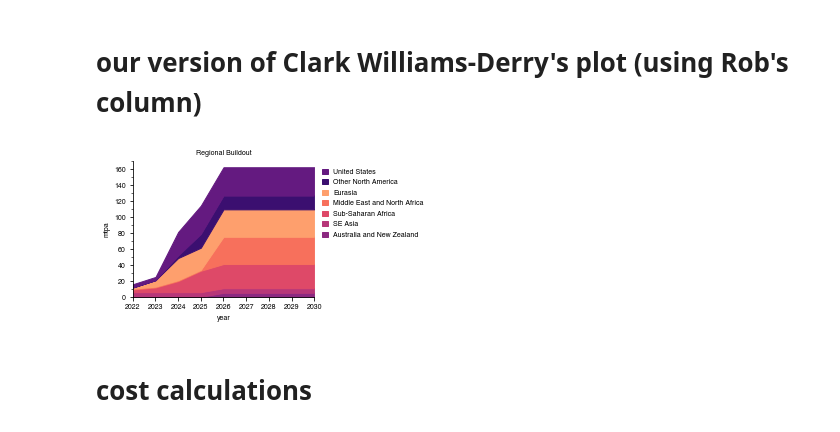
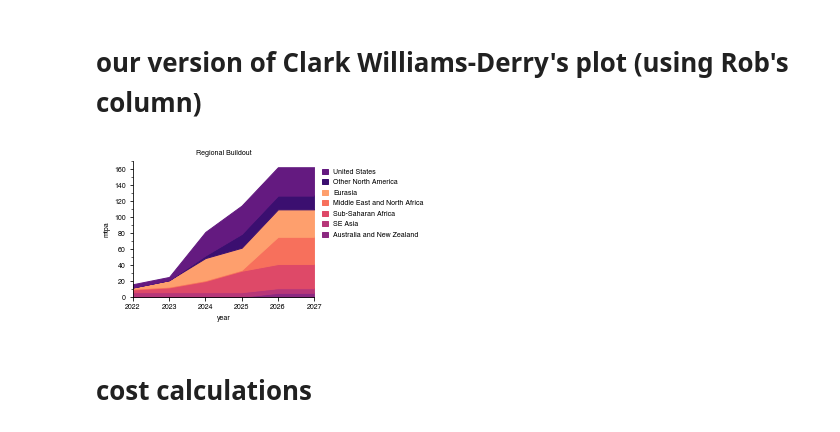
Before and after one commit to GlobalEnergyMonitor/GOIT-GGIT-research, a Jupyter notebook: lng-terminals-report-2022/notebooks/ggit-terminals-2022-report-research.ipynb, the cells around one changed output. Drawn from its saved outputs; the diff is of its cells as text; code cells hidden in the pictures.

```diff
--- a/lng-terminals-report-2022/notebooks/ggit-terminals-2022-report-research.ipynb
+++ b/lng-terminals-report-2022/notebooks/ggit-terminals-2022-report-research.ipynb
@@ -31,7 +31,7 @@ terms_df_orig = spreadsheet.worksheet('title', 'Terminals').get_as_df(start='A2'
 # replace all -- with nans
 terms_df_orig.replace('--', numpy.nan, inplace=True)
 # remove oil export terminals
-terms_df_orig = terms_df_orig.loc[terms_df_orig['Fuel']!='Oil']
+terms_df_orig = terms_df_orig.loc[terms_df_orig['Fuel']=='LNG']
 # remove anything without a wiki page
 terms_df_orig = terms_df_orig.loc[terms_df_orig['Wiki']!='']
 # remove N/A statuses
@@ -976,7 +966,7 @@ terms_df_cwd2 = terms_df_orig.loc[terms_df_orig.Construction_Sanctioned_July_202
 # %%
 # fill up new capacities as they come online
 start_year = 2022
-end_year = 2030
+end_year = 2027
 year_list = range(start_year, end_year+1, 1)
 mtpa_sum_regional = pandas.DataFrame(0.0, columns=region_list, index=year_list)
 mtpa_sum = numpy.zeros(year_list.__len__())
@@ -1039,34 +1029,34 @@ for region_idx in range(new_region_list.__len__()):
 
         else:
             ax.fill_between(year_list,
                         mtpa_sum_regional_cumsum_byregion[new_region_list[region_idx-1]],
                         mtpa_sum_regional_cumsum_byregion[new_region_list[region_idx]],
                         color=region_colors[region_idx],
                         label=new_region_list[region_idx])
 
 ax.tick_params(labelsize=font_size)
 ax.set_ylabel('mtpa', size=font_size)
 ax.set_xlabel('year', size=font_size)
 #ax.yaxis.grid(linestyle='--')
 
 ax.spines['right'].set_visible(False)
 ax.spines['top'].set_visible(False)
 
 ax_h, ax_l = ax.get_legend_handles_labels()
 #ax.legend(ax_l, fontsize=font_size, frameon=False, handlelength=0.75, loc='upper left', bbox_to_anchor=(0.01,0.99))
 ax.legend(ax_h[::-1],
           ax_l[::-1],
           fontsize=font_size, frameon=False,
           handlelength=0.75, loc='upper left', bbox_to_anchor=(1.01,0.99))
 ax.set_title('Regional Buildout', size=font_size)
 
 ax.xaxis.set_major_locator(matplotlib.ticker.MaxNLocator(integer=True))
 ax.yaxis.set_minor_locator(matplotlib.ticker.AutoMinorLocator(2))
 
 mp.savefig('saved-figures/mtpa-export-regional-timeseries-Construction_Sanctioned_July_2022.png', bbox_inches='tight', transparent=True, dpi=600)
 mp.savefig('saved-figures/mtpa-export-regional-timeseries-Construction_Sanctioned_July_2022.pdf', bbox_inches='tight', transparent=True)
 # %% [output]
-[figure, old version]
+[figure, new version]
 # %% [markdown]
 # cost calculations
 # %% [markdown]
```
Also changed, not shown: parts of 1 cell of this notebook, 2 other files.
